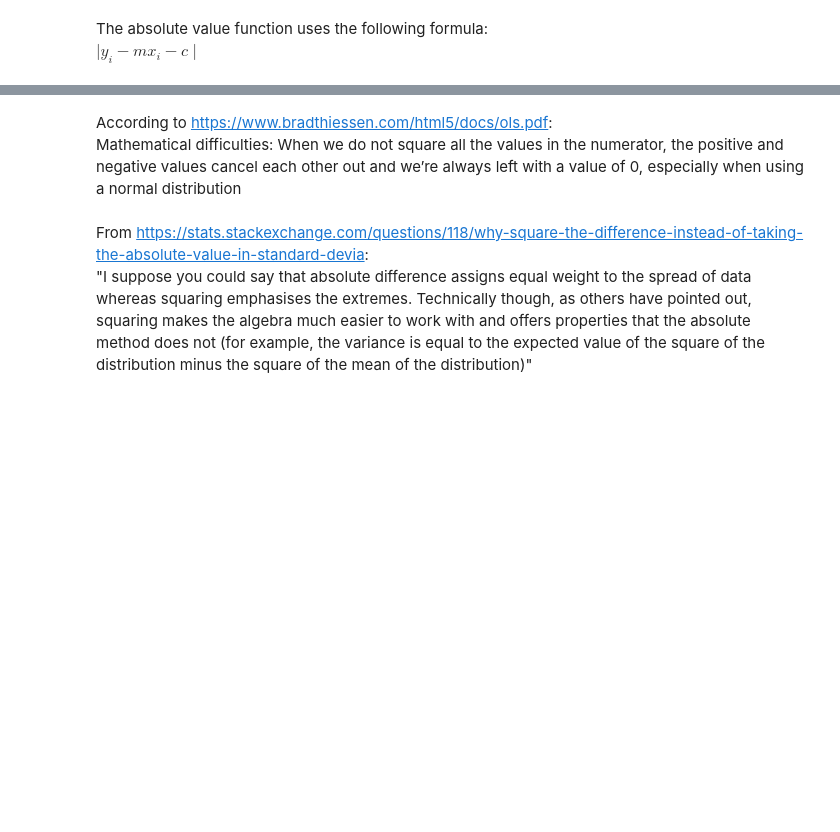
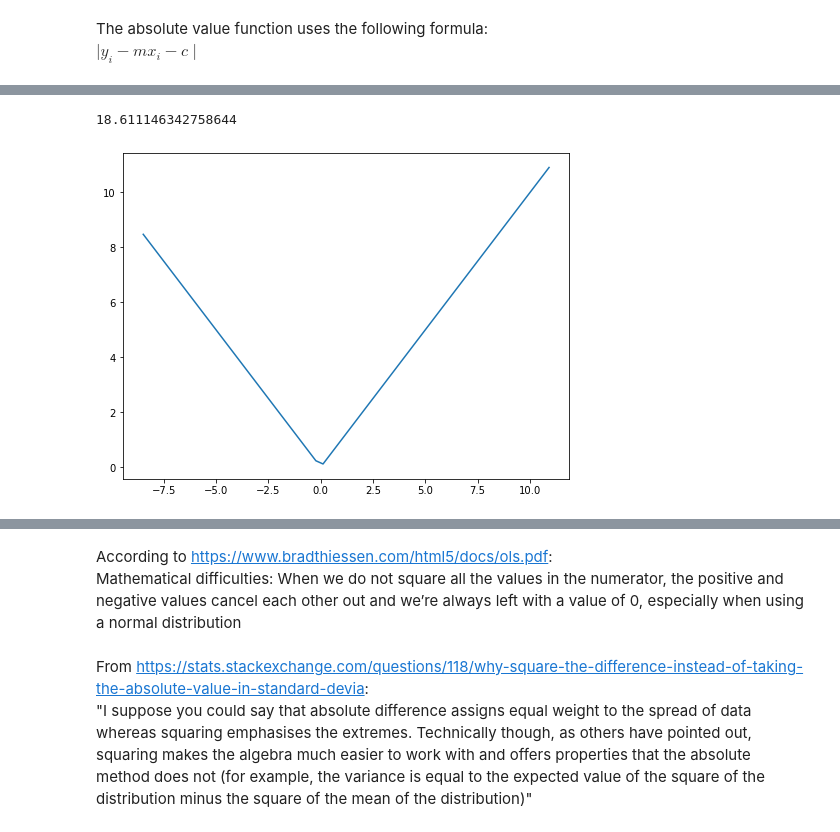
Before and after one commit to G00398258/machinelearningstats-portfolio, a Jupyter notebook: Practicals/02-models-exercises.ipynb, the cells around one changed output, grey strips where cells are left out. Saved outputs shown, nothing was run; the diff lists cells and outputs as text; code cells hidden in the pictures; blank space fills up the shorter version.

Commit message:
I think I misunderstood last week's absolute values exercise - made a second attempt and feeling more confident

```diff
--- a/Practicals/02-models-exercises.ipynb
+++ b/Practicals/02-models-exercises.ipynb
@@ -66,0 +65,11 @@ Cost with m =  5.00 and c = 15.00:    95.44
+# %%
+# creating a list to store each result of the absolute value function (not summed)
+abs_values = []
+
+# seting m & c values based on Ian's example
+m, c = 5.00, 10.00
+for i in range(w.size):
+    result = (d[i] - m * w[i] - c)
+    abs_values.append(result)
+
+abs_values
@@ -66,0 +94,12 @@ Cost with m =  5.00 and c = 15.00:    95.44
+# %%
+# confirming this produces the same sum as above
+np.sum(abs_values)
+# %% [output]
+18.611146342758644
+# %%
+# first attempt at plotting those values against the absolute values - expecting this to be v-shaped
+# https://docs.scipy.org/doc/numpy-1.6.0/reference/generated/numpy.absolute.html
+plt.plot(abs_values, np.abs(abs_values))
+plt.show()
+# %% [output]
+[figure, added]
```
Also changed, not shown: parts of 12 cells of this notebook.
